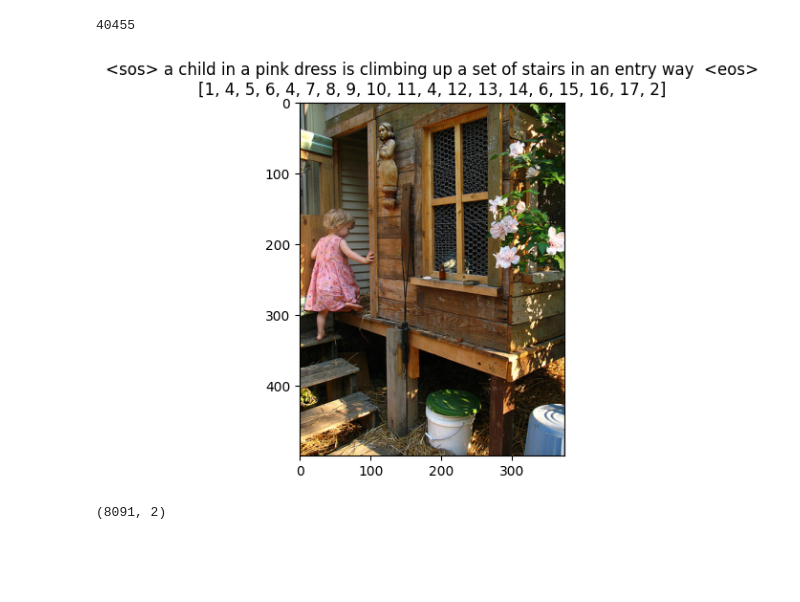
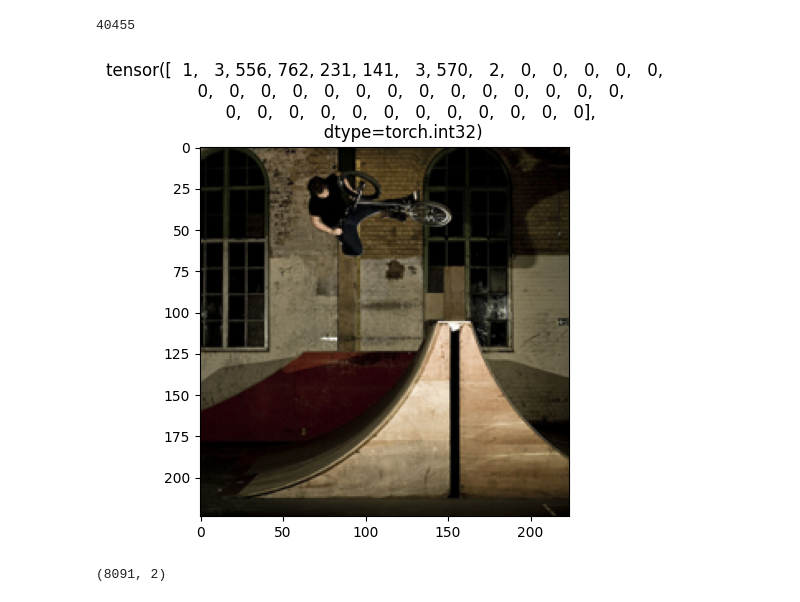
Before and after one commit to florinbarbisch/del, a Jupyter notebook: mc2.ipynb, the cells around one changed output. Drawn from its saved outputs; the diff is of its cells as text; code cells hidden in the pictures; blank space fills up the shorter version.

```diff
--- a/mc2.ipynb
+++ b/mc2.ipynb
@@ -53,7 +48,7 @@ embedding.weight.requires_grad = False
 from collections import OrderedDict
 
 vocab = OrderedDict()
-#vocab['<pad>'] = None
+vocab['<pad>'] = None
 vocab['<sos>'] = None
 vocab['<eos>'] = None
 #vocab['<unk>'] = None
@@ -67,6 +62,7 @@ for caption in captions:
 
 idx2word = list(vocab.keys())
 word2idx = {word: idx for idx, word in enumerate(idx2word)}
+vocab = word2idx
 
 idx2word[:10]
 # %% [output]
@@ -74,3 +79,12 @@ idx2word[:10]
+# %%
+# load ResNet50_Weights.IMAGENET1K_V1.transforms
+from torchvision.models import resnet50
+
+
+from torchvision import models
+transformations = models.ResNet50_Weights.IMAGENET1K_V1.transforms
+# inspect transformations
+transformations
 # %%
 class Flickr8kDataset(Dataset):
     def __init__(self, root_dir, captions_file, tokenizer, word2idx, transform=None):
@@ -106,34 +120,45 @@ class Flickr8kDataset(Dataset):
             image = self._last_img[1]
         else:
             image = Image.open(img_name).convert('RGB')
+            # resize to 224x224
+            image = image.resize((224, 224))
+            # convert to tensor
+            image = to_tensor(image)
             if self.transform:
                 image = self.transform(image)
             self._last_img = (img_name, image)
 
-        caption_number = self.df.iloc[idx, 1]
         caption = self.df.iloc[idx, 2]
 
         # encode caption
         caption_idx = self._caption_to_idx(caption)
 
-        return image, caption_number, caption_idx, caption
+        # pad caption
+        pad_idx = self.word2idx['<pad>']
+        caption_idx = np.pad(caption_idx, (0, 40 - len(caption_idx)), 'constant', constant_values=(pad_idx, pad_idx))
+
+        # convert to tensor
+        caption_idx = torch.LongTensor(caption_idx)
+
+        return image, caption_idx#, caption
 
 
-dataset = Flickr8kDataset(image_dir, caption_file, special_word_tokenizer.tokenize, word2idx)
+dataset = Flickr8kDataset(image_dir, caption_file, special_word_tokenizer.tokenize, word2idx, transform=transformations)
 print(len(dataset))
 # %% [output]
 40455
-# %%
-# display the first sample
-im = dataset[0][0]
-caption_idx = dataset[0][2]
-caption = dataset[0][3]
-
-plt.imshow(im)
-plt.title(caption + '\n' + str(caption_idx))
-plt.show()
-# %% [output]
-[figure, removed]
+# %%
+# display the first sample
+
+test_loader = DataLoader(dataset, batch_size=4, shuffle=True)
+for i, (images, captions) in enumerate(test_loader):
+
+    plt.imshow(images[0].permute(1, 2, 0))
+    plt.title(captions[0])
+    plt.show()
+    break
+# %% [output]
+[figure, added]
 # %%
 # analyze the image sizes
 sizes = []
```
Also changed, not shown: parts of 7 cells of this notebook.
